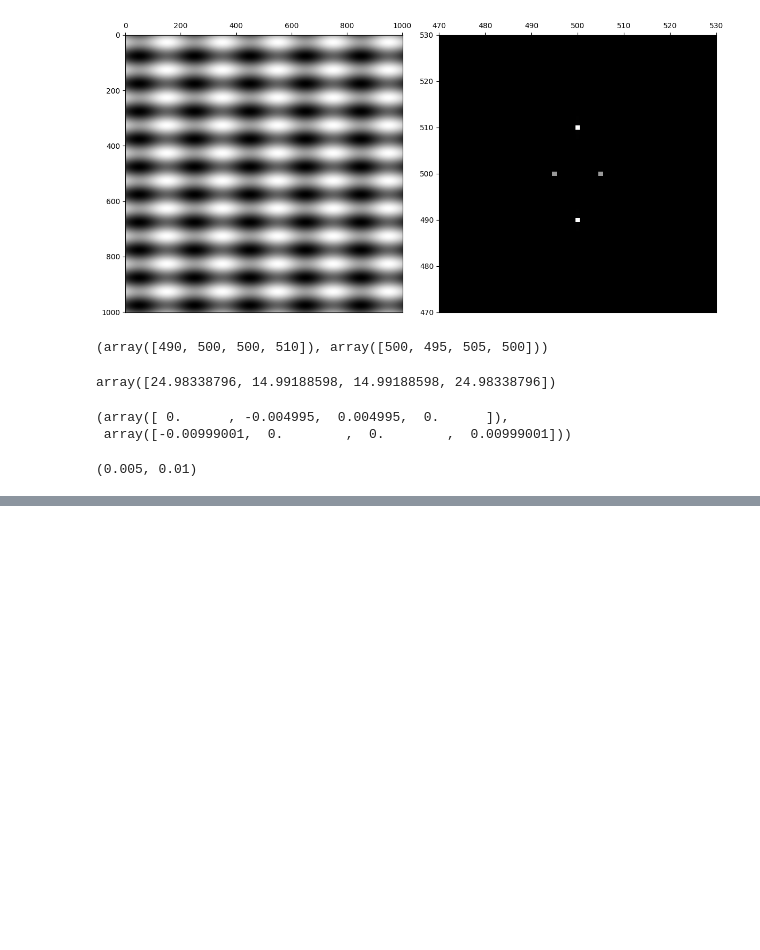
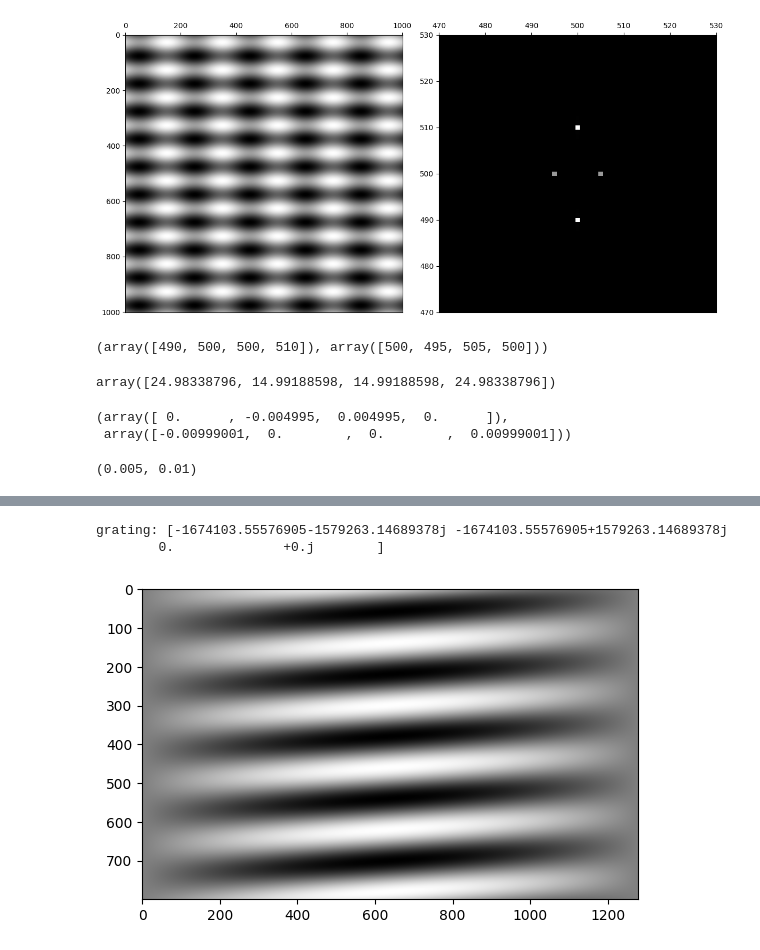
Before and after one commit to seafoodfry/ml-workspace, a Jupyter notebook: gpu-sandbox/vision/006-fourier.ipynb, the cells around one changed output, grey strips where cells are left out. Drawn from its saved outputs; the diff is of its cells as text; code cells hidden in the pictures; blank space fills up the shorter version.

```diff
--- a/gpu-sandbox/vision/006-fourier.ipynb
+++ b/gpu-sandbox/vision/006-fourier.ipynb
@@ -625,0 +761,2 @@ freq_x[peak_indices[1]], freq_y[peak_indices[0]]
+# %%
+fft_result = gray_fft
@@ -625,0 +803,11 @@ freq_x[peak_indices[1]], freq_y[peak_indices[0]]
+# %%
+def get_conjugate_coord(y, x, height, width):
+    conj_y = height - y - 1
+    conj_x = width - x - 1
+    return conj_y, conj_x
+
+def comp_2dift(ft_input):
+    ift = np.fft.ifftshift(ft_input)
+    ift = np.fft.ifft2(ift)
+    ift = np.fft.fftshift(ift)
+    return ift.real
@@ -625,0 +859,30 @@ freq_x[peak_indices[1]], freq_y[peak_indices[0]]
+# %%
+def plot_freqs(idx, fft_result, height, width):
+    rec_image = np.zeros(fft_result.shape)
+    individual_grating = np.zeros(fft_result.shape, dtype=complex)
+    y, x = sorted_coords[idx]
+
+    individual_grating.fill(0)
+    individual_grating[y, x] = fft_result[y, x]
+
+    # Get conjugate coordinates.
+    conj_y, conj_x = get_conjugate_coord(y, x, height, width)
+    individual_grating[conj_y, conj_x] = np.conj(fft_result[y, x])
+    print(f'grating: {np.unique(individual_grating)}')
+
+    # IFFT and accumulate.
+    grating = comp_2dift(individual_grating)
+    #ec_image += grating
+
+    # Normalize to [0, 255] for video.
+    vis_image = cv.normalize(grating, None, 0, 255, cv.NORM_MINMAX, dtype=cv.CV_8U)
+    #vis_image = cv.cvtColor(vis_image, cv.COLOR_GRAY2BGR)
+
+    plt.imshow(vis_image, cmap='gray')
+    plt.show()
+
+plot_freqs(10, fft_result, height, width)
+# %% [output]
+grating: [-1674103.55576905-1579263.14689378j -1674103.55576905+1579263.14689378j
+        0.              +0.j        ]
+[figure, added]
```
Also changed, not shown: parts of 27 cells of this notebook.
